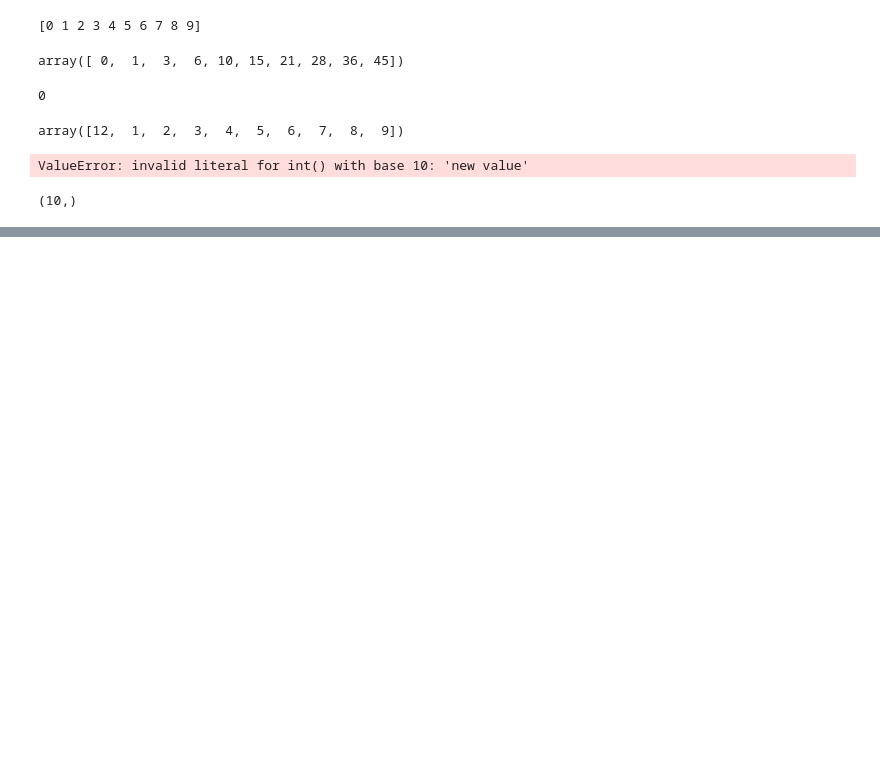
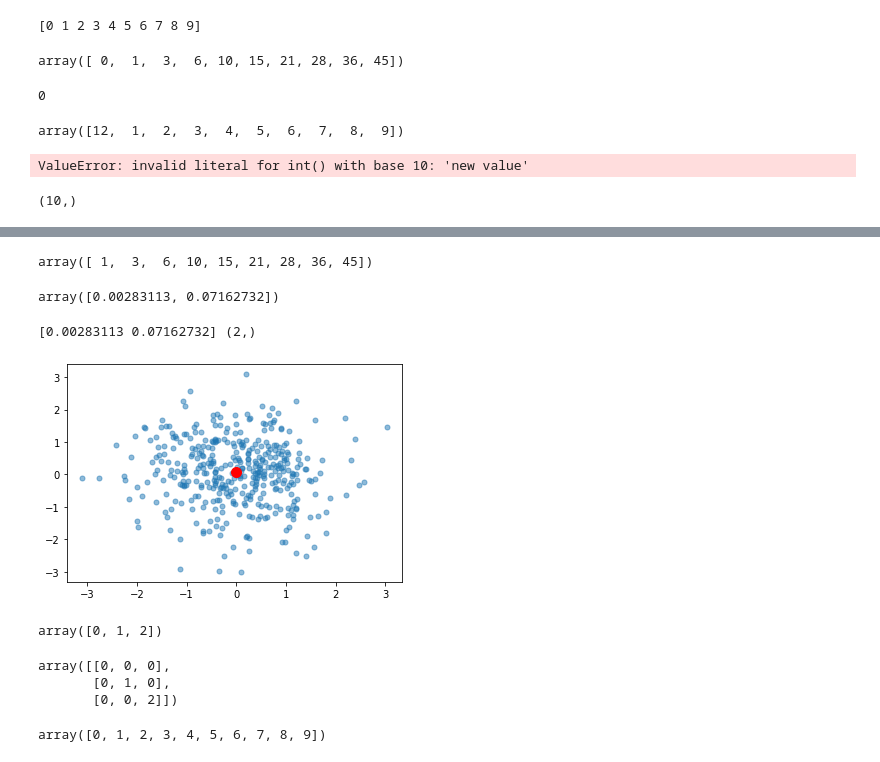
Before and after one commit to jpaulorc/Leaning-Python, a Jupyter notebook: NB00011-numpy.ipynb, the cells around one changed output, grey strips where cells are left out. Drawn from its saved outputs; the diff is of its cells as text; code cells hidden in the pictures; blank space fills up the shorter version.

```diff
--- a/NB00011-numpy.ipynb
+++ b/NB00011-numpy.ipynb
@@ -74,0 +586,26 @@ print(vet1.shape)
+# %%
+np.cumsum(d)
+# %% [output]
+array([ 1,  3,  6, 10, 15, 21, 28, 36, 45])
+# %%
+x = np.random.randn(400,2)
+# %%
+m = x.mean(0)
+# %%
+m
+# %% [output]
+array([0.00283113, 0.07162732])
+# %%
+print (m, m.shape)
+# %% [output]
+[0.00283113 0.07162732] (2,)
+# %%
+plt.plot(x[:,0], x[:,1], 'o', markersize=5, alpha=0.50)
+plt.plot(m[0], m[1], 'ro', markersize=10)
+plt.show()
+# %% [output]
+[figure, added]
+# %%
+np.arange(3)
+# %% [output]
+array([0, 1, 2])
@@ -74,0 +614,6 @@ print(vet1.shape)
+# %%
+a
+# %% [output]
+array([[0, 0, 0],
+       [0, 1, 0],
+       [0, 0, 2]])
@@ -74,0 +622,4 @@ print(vet1.shape)
+# %%
+b
+# %% [output]
+array([0, 1, 2, 3, 4, 5, 6, 7, 8, 9])
```
Also changed, not shown: parts of 98 cells of this notebook.
